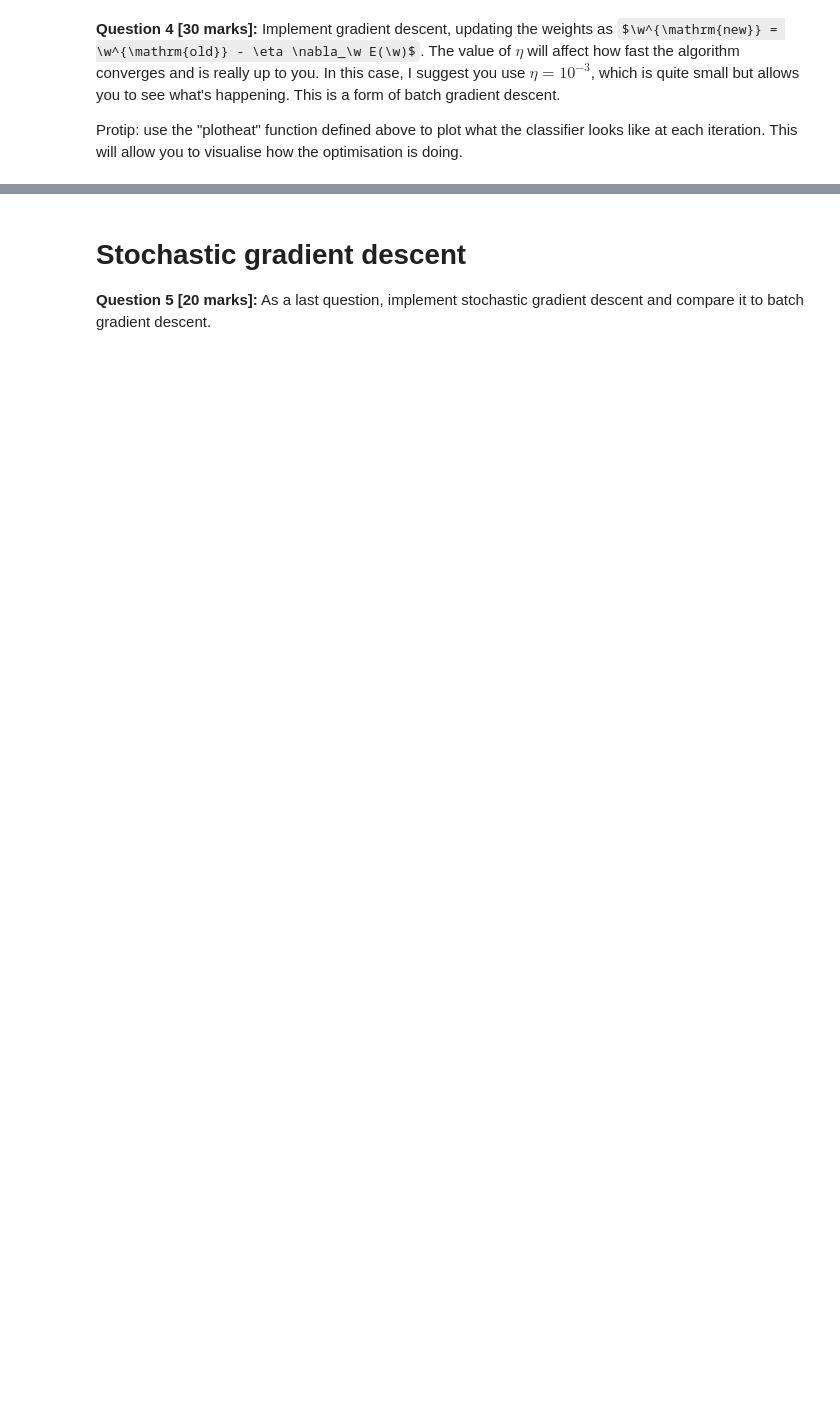
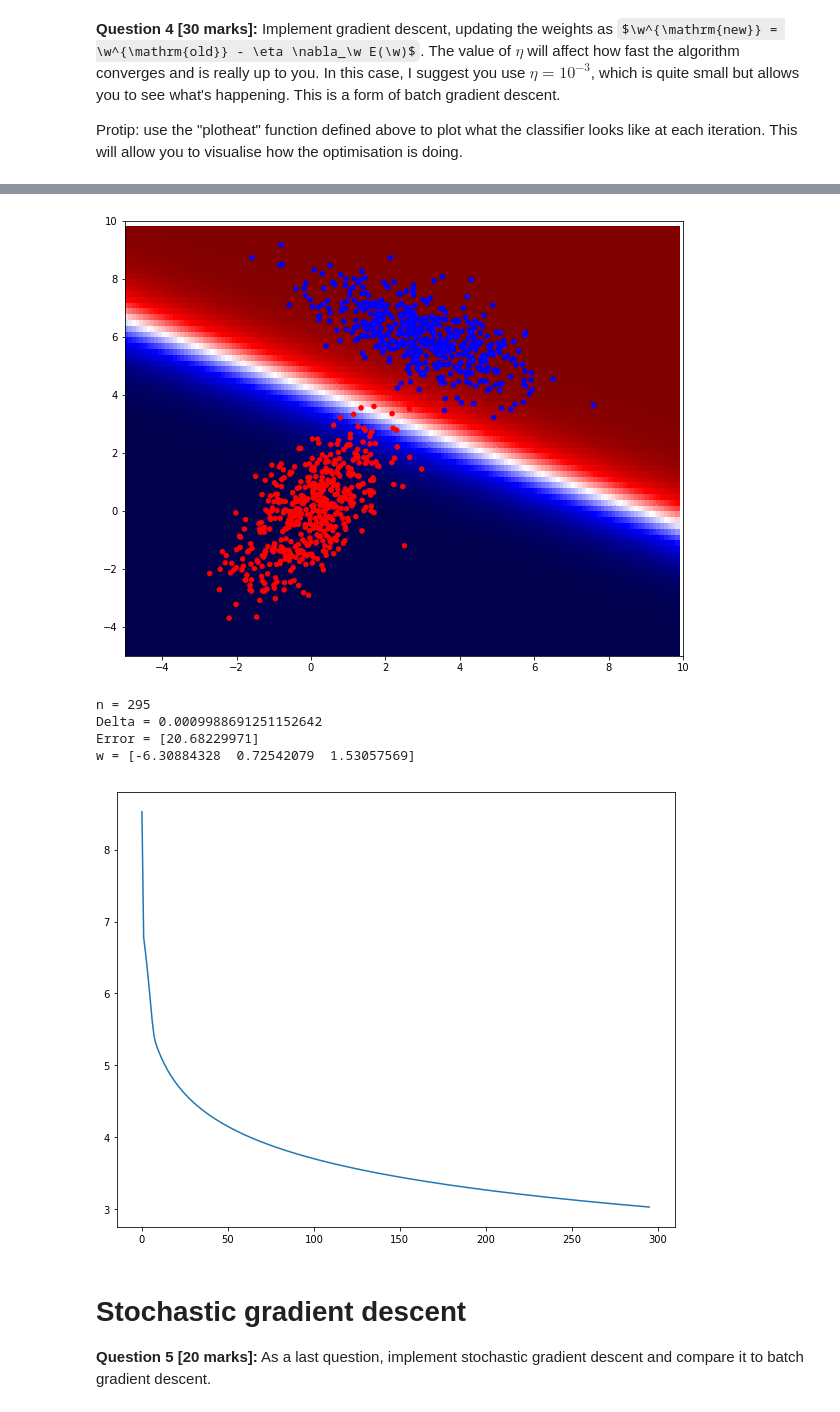
Before and after one commit to thibaultdouzon/Basic-Machine-Learning, a Jupyter notebook: LAB_2/Lab 2 - Logistic Regression - Handout.ipynb, the cells around one changed output, grey strips where cells are left out. Saved outputs shown, nothing was run; the diff lists cells and outputs as text; code cells hidden in the pictures; some formulas as TeX source; blank space fills up the shorter version.

```diff
--- a/LAB_2/Lab 2 - Logistic Regression - Handout.ipynb
+++ b/LAB_2/Lab 2 - Logistic Regression - Handout.ipynb
@@ -141,14 +161,27 @@ Notice that this function does not contain products of probabilities anymore, bu
 
 The gradient of $\nabla_\w E(\w)$ is given by $\nabla_\w E(\w) = \sum_{n=1}^N \left(\sigma( \w^\top\x_n)-c_n\right)\x_n$. You can verify for yourself that that is the case; it is a good exercise and will confirm that your answer to question 2 was correct ;-).
 # %%
+"""5056.861918563063"""
 #ANSQ3
 
 def log1pe(x):
-    """log(1+x)"""
-    return 0 if x<-40. else x if x>40 else np.log(1.+np.exp(x))
+    """log(1+e^x)"""
+    return np.log1p(np.exp(x))
+    # return 0 if x<-40. else x if x>40 else np.log(1.+np.exp(x))
 
 # Your answer to Q3
 
+def error_likelyhood(w, x_l, c_l): # x_l [x0, x1, x2 ... xn]
+    error_r = 0
+    for x, c in zip(x_l, c_l):
+        x = np.concatenate(([1], x))
+        error_r += (1-c)*w.dot(x) + log1pe(-w.dot(x))
+    return error_r
+
+w = np.array([0,-1,-1]) # [0,-1,-1]
+error = error_likelyhood(w, d, l)
+
+print('Error = {}'.format(error))
 
 #/ANSQ3
 # %% [output]
@@ -179,0 +193,42 @@ Text(0,0.5,'Error')
+# %%
+#ANSQ4
+
+def gradient(w, x_l, c_l):
+    gradient_r = 0
+    for x, c in zip(x_l, c_l):
+        x = np.concatenate(([1], x))
+        gradient_r += (sigma(w.dot(x)) - c)*x
+    return gradient_r
+
+def batch():
+    eta = 10**-3
+    w_old = np.array([0,-1,-1])
+    delta = float('inf')
+    eps = 10**-3
+    N = 10**3
+    n = 0
+
+    error_l = [error_likelyhood(w_old, d, l)]
+
+    while n < N and delta > eps:
+        w_new = w_old - eta*gradient(w_old, d, l)
+        # plotHeat(w_new)
+
+        delta = np.linalg.norm(w_new - w_old)/np.linalg.norm(w_old) #  error_likelyhood(w_new, d, l)
+
+        error_l += [error_likelyhood(w_new, d, l)]
+
+        # update w
+        w_old = w_new
+        n += 1
+    return delta, w_new, error_l, n
+
+%time delta, w_new, error_l, n = batch()
+plotHeat(w_new)
+
+print('n = {}'.format(n), 'Delta = {}'.format(delta), 'Error = {}'.format(error_l[-1]), 'w = {}'.format(w_new), sep='\n')
+plt.plot(np.log(error_l))
+plt.show()
+
+#/ANSQ4
+# %% [output]
@@ -180,3 +236,9 @@ Text(0,0.5,'Error')
+[figure, added]
+n = 295
+Delta = 0.0009988691251152642
+Error = [20.68229971]
+w = [-6.30884328  0.72542079  1.53057569]
+[figure, added]
 # %% [markdown]
 # Stochastic gradient descent
 
```
Also changed, not shown: parts of 11 cells of this notebook.
